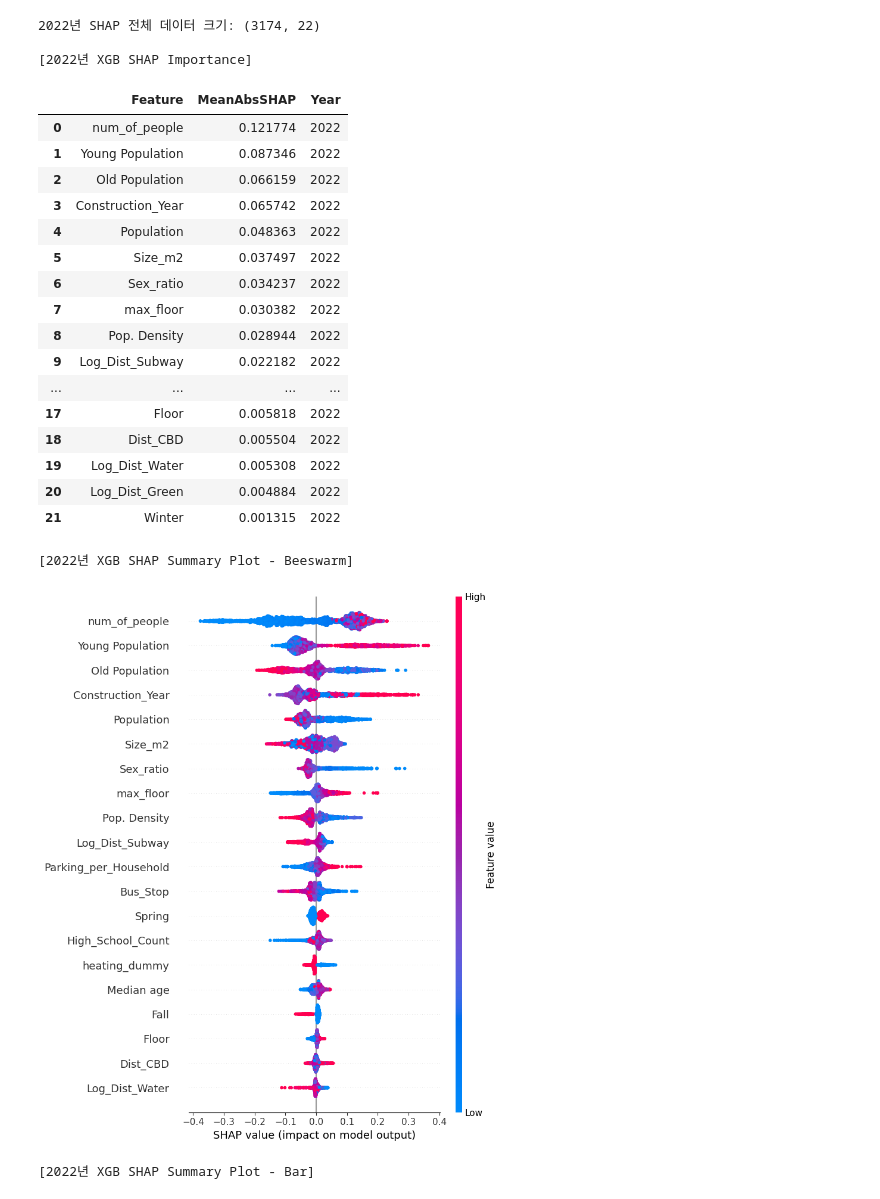
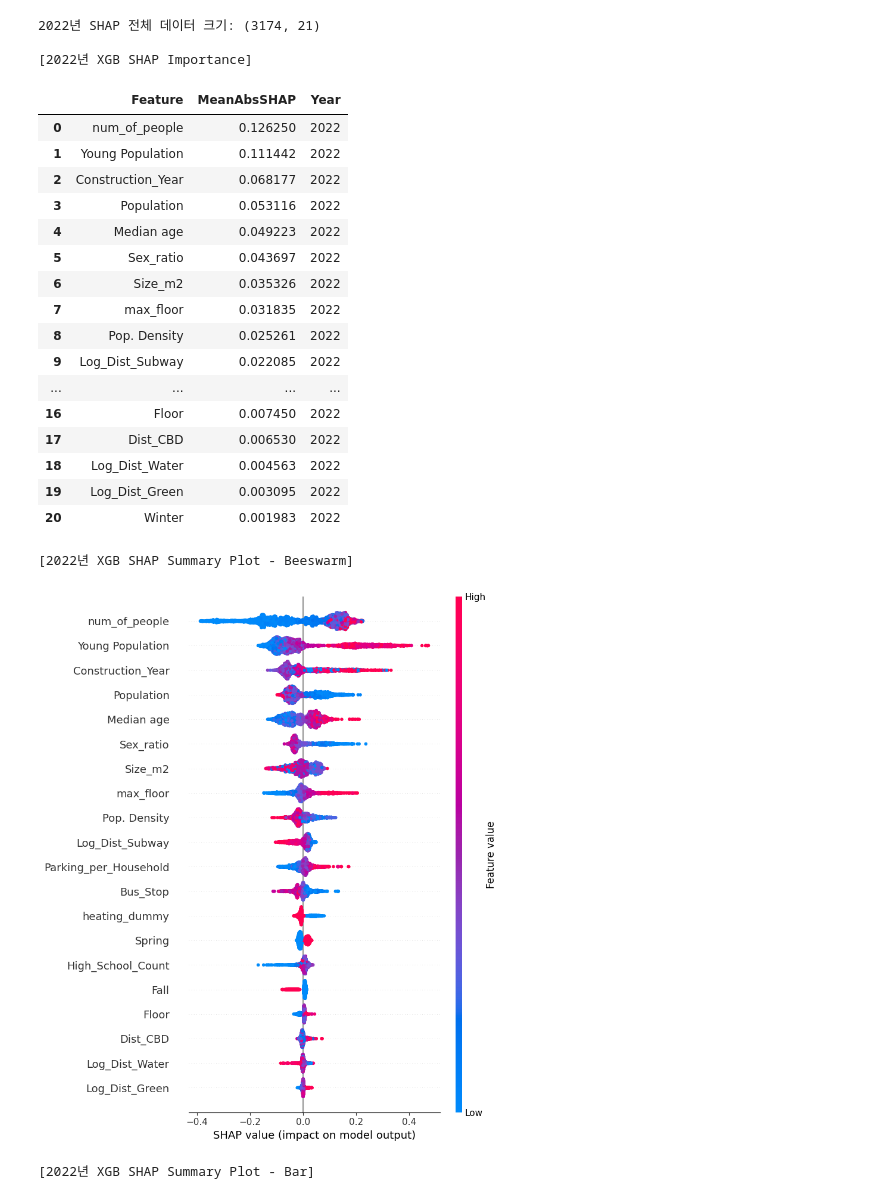
Before and after one commit to Le2se0hy/XAI_An, a Jupyter notebook: XGBSHAP_최종.ipynb, the cells around one changed output. Cells and saved outputs as stored; diff of their text form; code cells hidden in the pictures.

```diff
--- a/XGBSHAP_최종.ipynb
+++ b/XGBSHAP_최종.ipynb
@@ -73,7 +73,7 @@ def prepare_df(df_input):
     # 수치형 변환
     num_cols = [
         "Population","Sex_ratio","Pop. Density",
-        "Old Population","Median age","Young Population",
+        "Median age","Young Population",
         "Parking_per_Household",
         "Log_Dist_Water","Log_Dist_Green","Log_Dist_Subway",
         "Dist_CBD","max_floor","num_of_people",
@@ -99,7 +99,6 @@ features = [
     "Population",
     "Sex_ratio",
     "Pop. Density",
-    "Old Population",
     "Median age",
     "Young Population",
     "Parking_per_Household",
@@ -274,23 +273,23 @@ Name: count, dtype: int64
-2022년 SHAP 전체 데이터 크기: (3174, 22)
+2022년 SHAP 전체 데이터 크기: (3174, 21)
 
 [2022년 XGB SHAP Importance]
 |  | Feature | MeanAbsSHAP | Year |
-| 0 | num_of_people | 0.121774 | 2022 |
-| 1 | Young Population | 0.087346 | 2022 |
-| 2 | Old Population | 0.066159 | 2022 |
-| 3 | Construction_Year | 0.065742 | 2022 |
-| 4 | Population | 0.048363 | 2022 |
-| 5 | Size_m2 | 0.037497 | 2022 |
-| 6 | Sex_ratio | 0.034237 | 2022 |
-| 7 | max_floor | 0.030382 | 2022 |
-| 8 | Pop. Density | 0.028944 | 2022 |
-| 9 | Log_Dist_Subway | 0.022182 | 2022 |
+| 0 | num_of_people | 0.126250 | 2022 |
+| 1 | Young Population | 0.111442 | 2022 |
+| 2 | Construction_Year | 0.068177 | 2022 |
+| 3 | Population | 0.053116 | 2022 |
+| 4 | Median age | 0.049223 | 2022 |
+| 5 | Sex_ratio | 0.043697 | 2022 |
+| 6 | Size_m2 | 0.035326 | 2022 |
+| 7 | max_floor | 0.031835 | 2022 |
+| 8 | Pop. Density | 0.025261 | 2022 |
+| 9 | Log_Dist_Subway | 0.022085 | 2022 |
 | ... | ... | ... | ... |
-| 17 | Floor | 0.005818 | 2022 |
-| 18 | Dist_CBD | 0.005504 | 2022 |
-| 19 | Log_Dist_Water | 0.005308 | 2022 |
-| 20 | Log_Dist_Green | 0.004884 | 2022 |
-| 21 | Winter | 0.001315 | 2022 |
+| 16 | Floor | 0.007450 | 2022 |
+| 17 | Dist_CBD | 0.006530 | 2022 |
+| 18 | Log_Dist_Water | 0.004563 | 2022 |
+| 19 | Log_Dist_Green | 0.003095 | 2022 |
+| 20 | Winter | 0.001983 | 2022 |
 [2022년 XGB SHAP Summary Plot - Beeswarm]
-[figure, old version]
+[figure, new version]
 [2022년 XGB SHAP Summary Plot - Bar]
```
Also changed, not shown: parts of 1 cell of this notebook.
